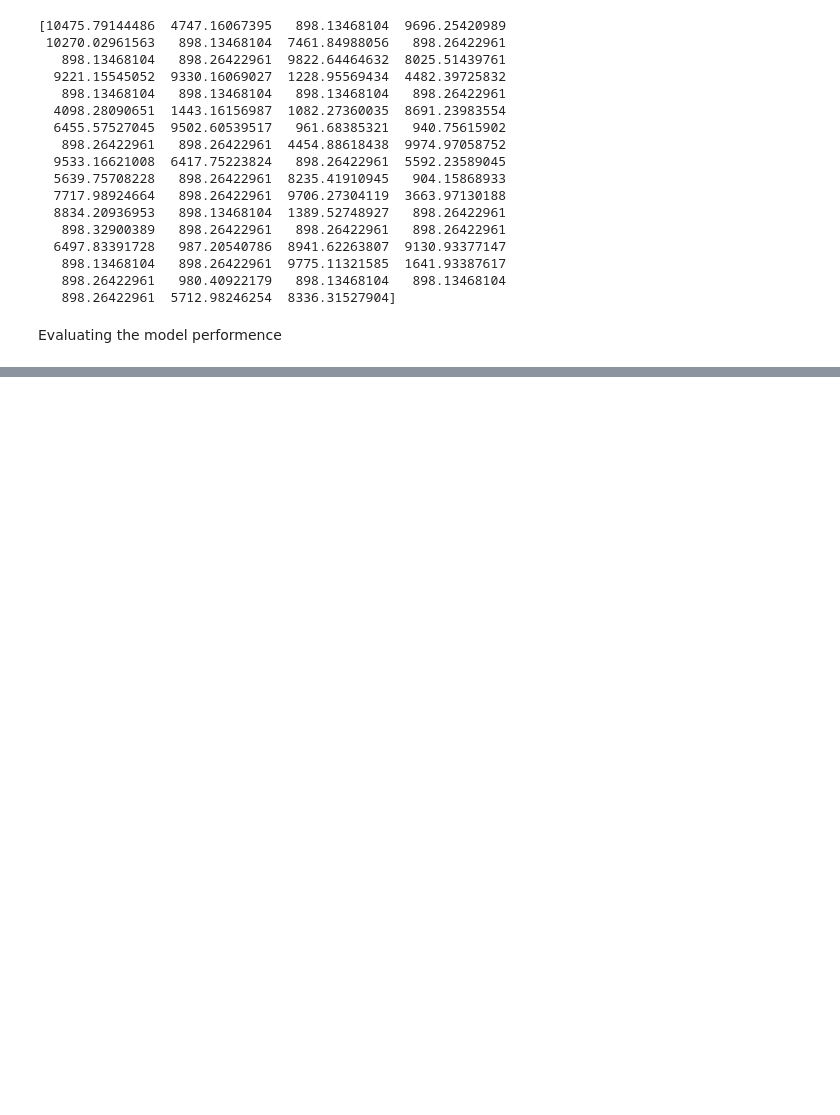
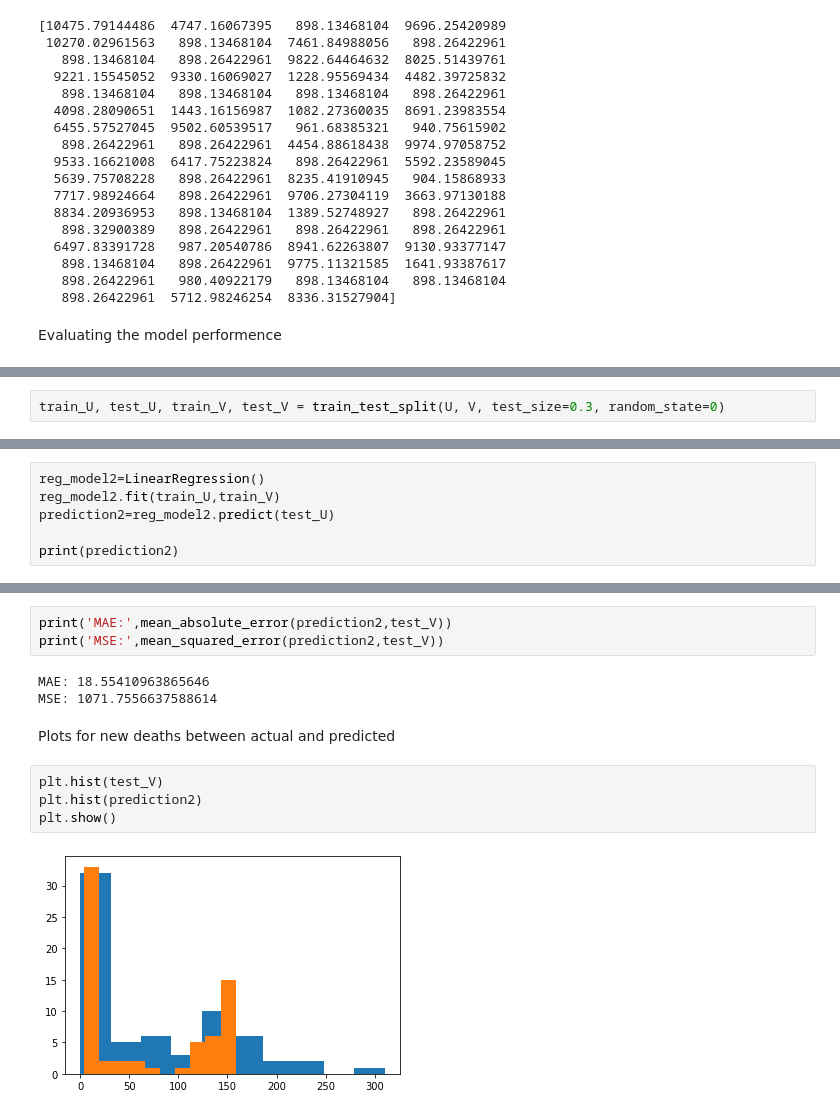
Before and after one commit to puneetdixit576/Covid_19_cases_analysis_in_Russia, a Jupyter notebook: Visulization_and_prediction_of_COVID19_cases_and_deaths_in_Russia.ipynb, the cells around one changed output, grey strips where cells are left out. Cells and saved outputs as stored; diff of their text form; blank space fills up the shorter version.

```diff
--- a/Visulization_and_prediction_of_COVID19_cases_and_deaths_in_Russia.ipynb
+++ b/Visulization_and_prediction_of_COVID19_cases_and_deaths_in_Russia.ipynb
@@ -226,0 +263,2 @@ Testing Accuracy: 0.83
+# %%
+train_U, test_U, train_V, test_V = train_test_split(U, V, test_size=0.3, random_state=0)
@@ -226,0 +271,6 @@ Testing Accuracy: 0.83
+# %%
+reg_model2=LinearRegression()
+reg_model2.fit(train_U,train_V)
+prediction2=reg_model2.predict(test_U)
+
+print(prediction2)
@@ -226,0 +305,14 @@ Testing Accuracy: 0.83
+# %%
+print('MAE:',mean_absolute_error(prediction2,test_V))
+print('MSE:',mean_squared_error(prediction2,test_V))
+# %% [output]
+MAE: 18.55410963865646
+MSE: 1071.7556637588614
+# %% [markdown]
+Plots for new deaths between actual and predicted
+# %%
+plt.hist(test_V)
+plt.hist(prediction2)
+plt.show()
+# %% [output]
+[figure, added]
```
Also changed, not shown: parts of 28 cells of this notebook.
